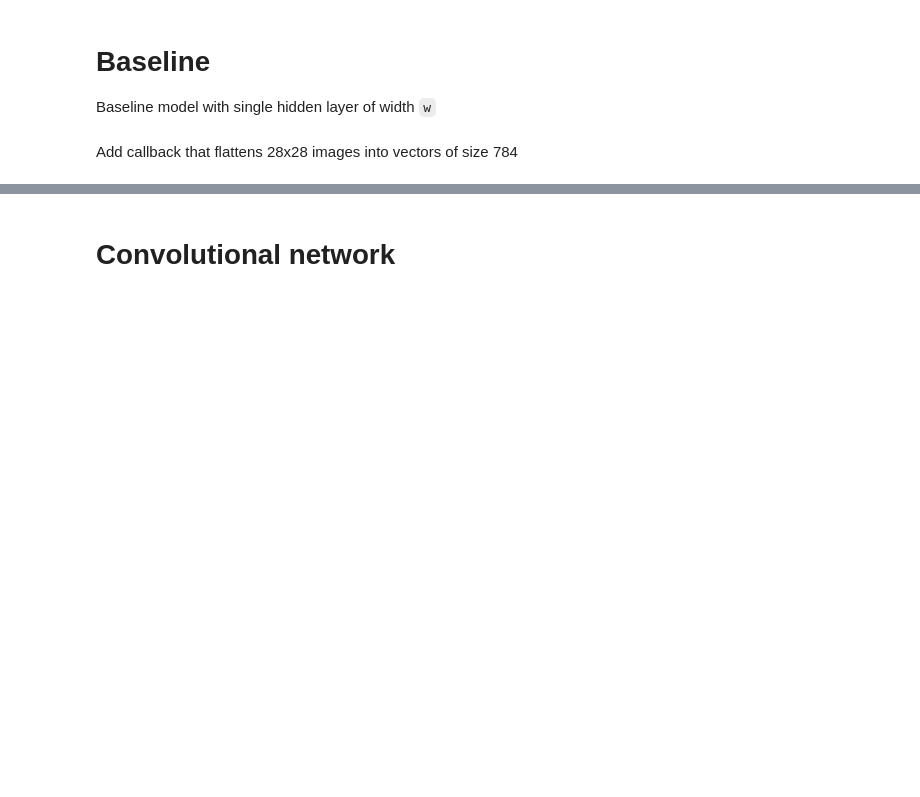
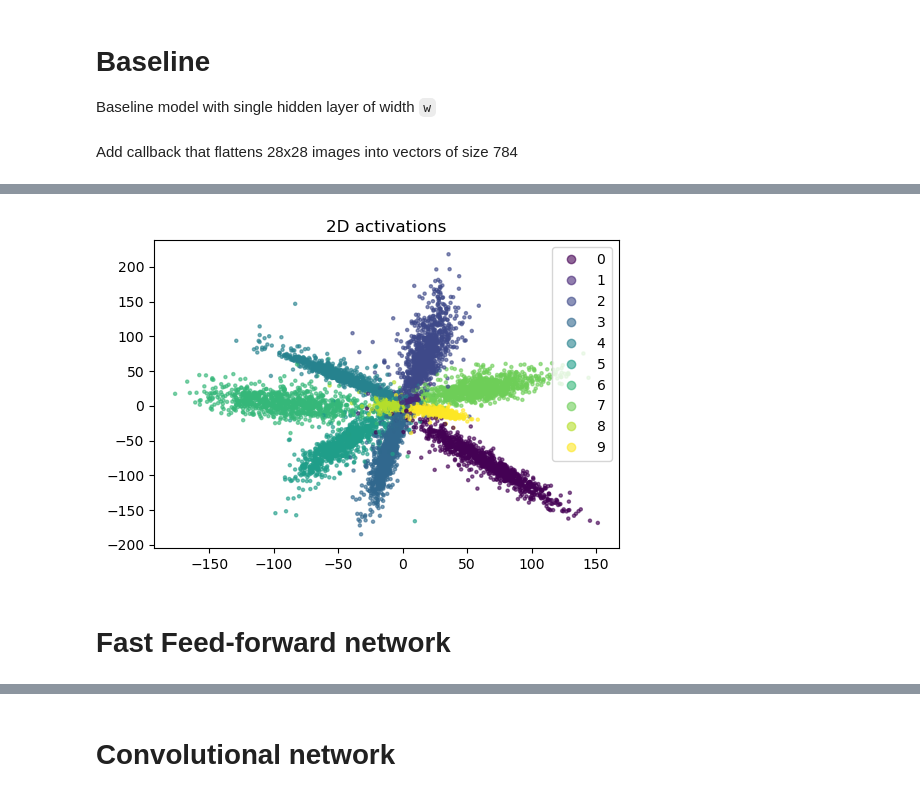
Before and after one commit to ssslakter/FastFF, a Jupyter notebook: nbs/00_mnist.ipynb, the cells around one changed output, grey strips where cells are left out. Cells and saved outputs as stored; diff of their text form; code cells hidden in the pictures; blank space fills up the shorter version.

```diff
--- a/nbs/00_mnist.ipynb
+++ b/nbs/00_mnist.ipynb
@@ -116,0 +115,6 @@ learn.get_preds(dl = dls.valid, cbs=act);
+# %%
+act.show_acts(figsize=(6,4))
+# %% [output]
+[figure, added]
+# %% [markdown]
+# Fast Feed-forward network
```
Also changed, not shown: parts of 24 cells of this notebook.
